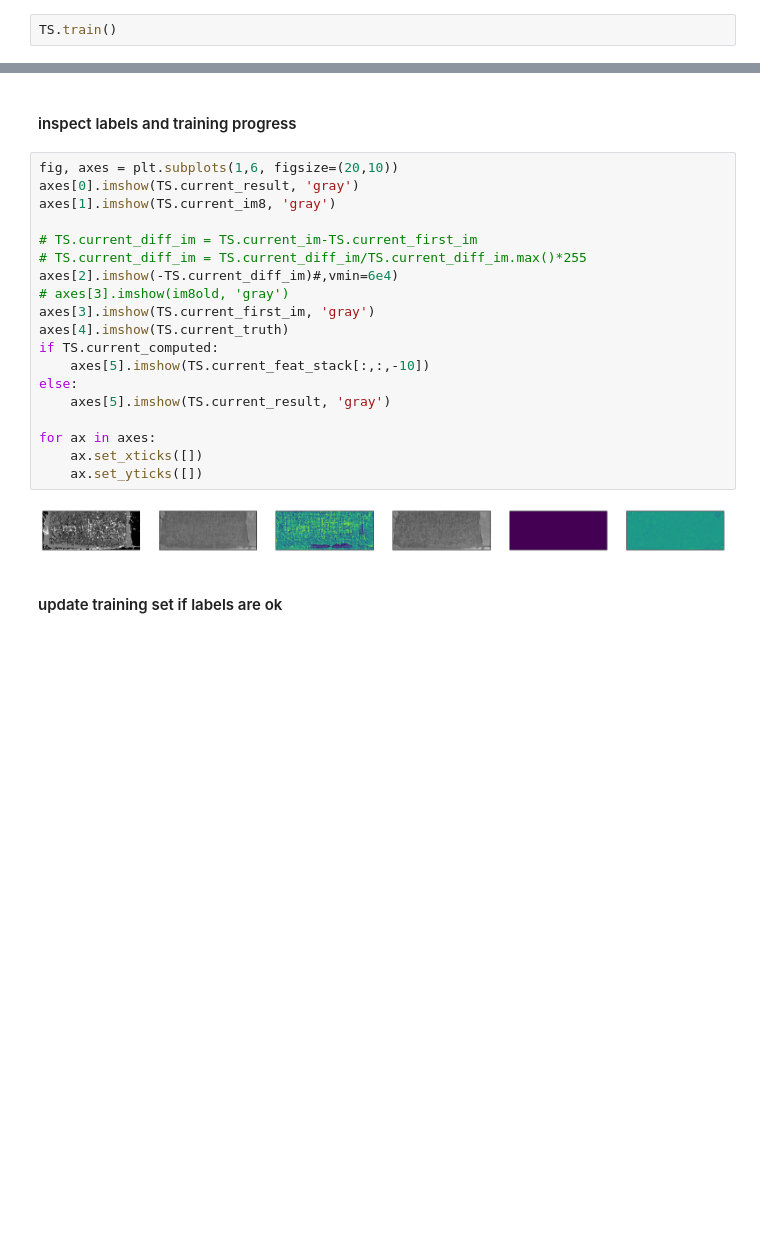
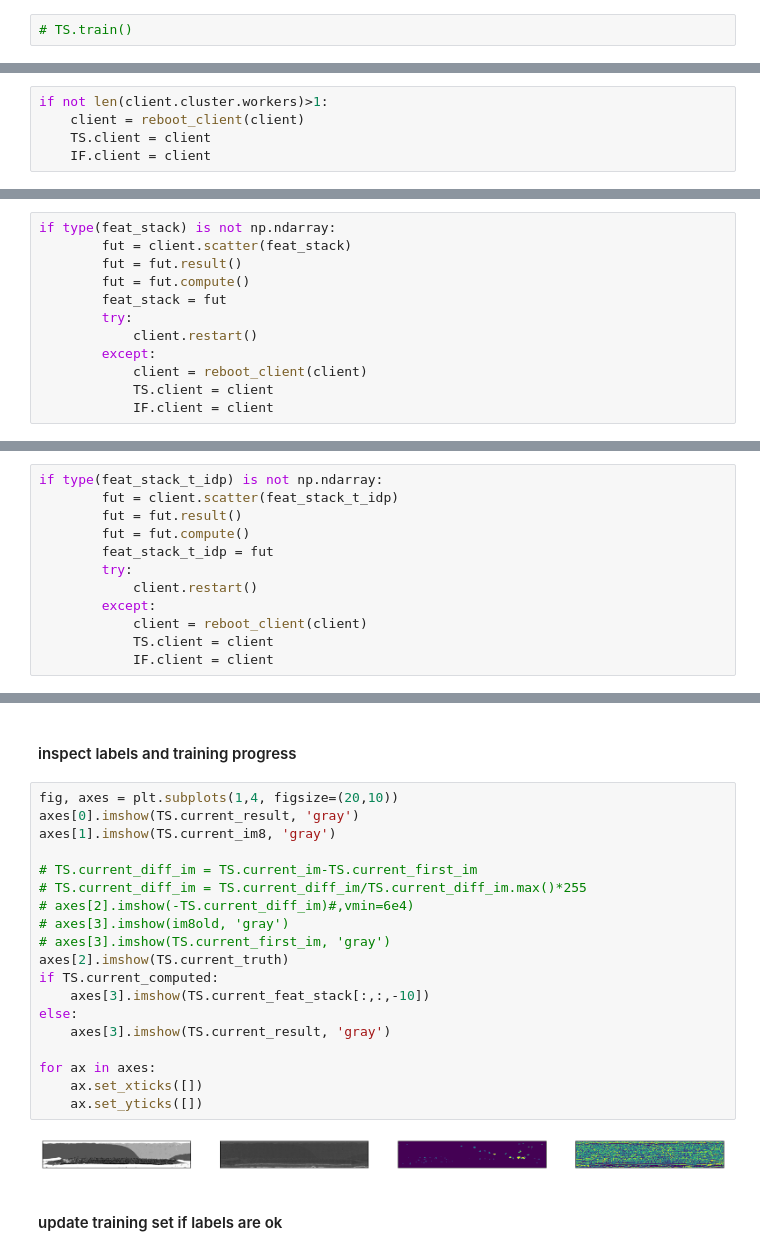
Before and after one commit to Pescatore23/pytrainseg, a Jupyter notebook: example_notebook.ipynb, the cells around one changed output, grey strips where cells are left out. Saved outputs shown, nothing was run; the diff lists cells and outputs as text; blank space fills up the shorter version.

```diff
--- a/example_notebook.ipynb
+++ b/example_notebook.ipynb
@@ -269,4 +291,4 @@ TS.training_dict
 # %% [markdown]
 #### re-train with existing label sets. clear the training dictionary if necessary (training_dict)
 # %%
-TS.train()
+# TS.train()
@@ -422,0 +341,5 @@ else:
+# %%
+if not len(client.cluster.workers)>1:
+    client = reboot_client(client)
+    TS.client = client
+    IF.client = client
@@ -422,0 +377,12 @@ else:
+# %%
+if type(feat_stack) is not np.ndarray:
+        fut = client.scatter(feat_stack)
+        fut = fut.result()
+        fut = fut.compute()
+        feat_stack = fut
+        try:
+            client.restart()
+        except:
+            client = reboot_client(client)
+            TS.client = client
+            IF.client = client
@@ -422,0 +414,12 @@ else:
+# %%
+if type(feat_stack_t_idp) is not np.ndarray:
+        fut = client.scatter(feat_stack_t_idp)
+        fut = fut.result()
+        fut = fut.compute()
+        feat_stack_t_idp = fut
+        try:
+            client.restart()
+        except:
+            client = reboot_client(client)
+            TS.client = client
+            IF.client = client
@@ -494,25 +525,25 @@ tfs.plot_im_histogram(im8)
 # %% [markdown]
 #### inspect labels and training progress
 # %%
-fig, axes = plt.subplots(1,6, figsize=(20,10))
+fig, axes = plt.subplots(1,4, figsize=(20,10))
 axes[0].imshow(TS.current_result, 'gray')
 axes[1].imshow(TS.current_im8, 'gray')
 
 # TS.current_diff_im = TS.current_im-TS.current_first_im
 # TS.current_diff_im = TS.current_diff_im/TS.current_diff_im.max()*255
-axes[2].imshow(-TS.current_diff_im)#,vmin=6e4)
+# axes[2].imshow(-TS.current_diff_im)#,vmin=6e4)
 # axes[3].imshow(im8old, 'gray')
-axes[3].imshow(TS.current_first_im, 'gray')
-axes[4].imshow(TS.current_truth)
+# axes[3].imshow(TS.current_first_im, 'gray')
+axes[2].imshow(TS.current_truth)
 if TS.current_computed:
-    axes[5].imshow(TS.current_feat_stack[:,:,-10])
+    axes[3].imshow(TS.current_feat_stack[:,:,-10])
 else:
-    axes[5].imshow(TS.current_result, 'gray')
+    axes[3].imshow(TS.current_result, 'gray')
 
 for ax in axes:
     ax.set_xticks([])
     ax.set_yticks([])
 # %% [output]
-[figure, old version]
+[figure, new version]
 # %% [markdown]
 #### update training set if labels are ok
```
Also changed, not shown: parts of 114 cells of this notebook.
